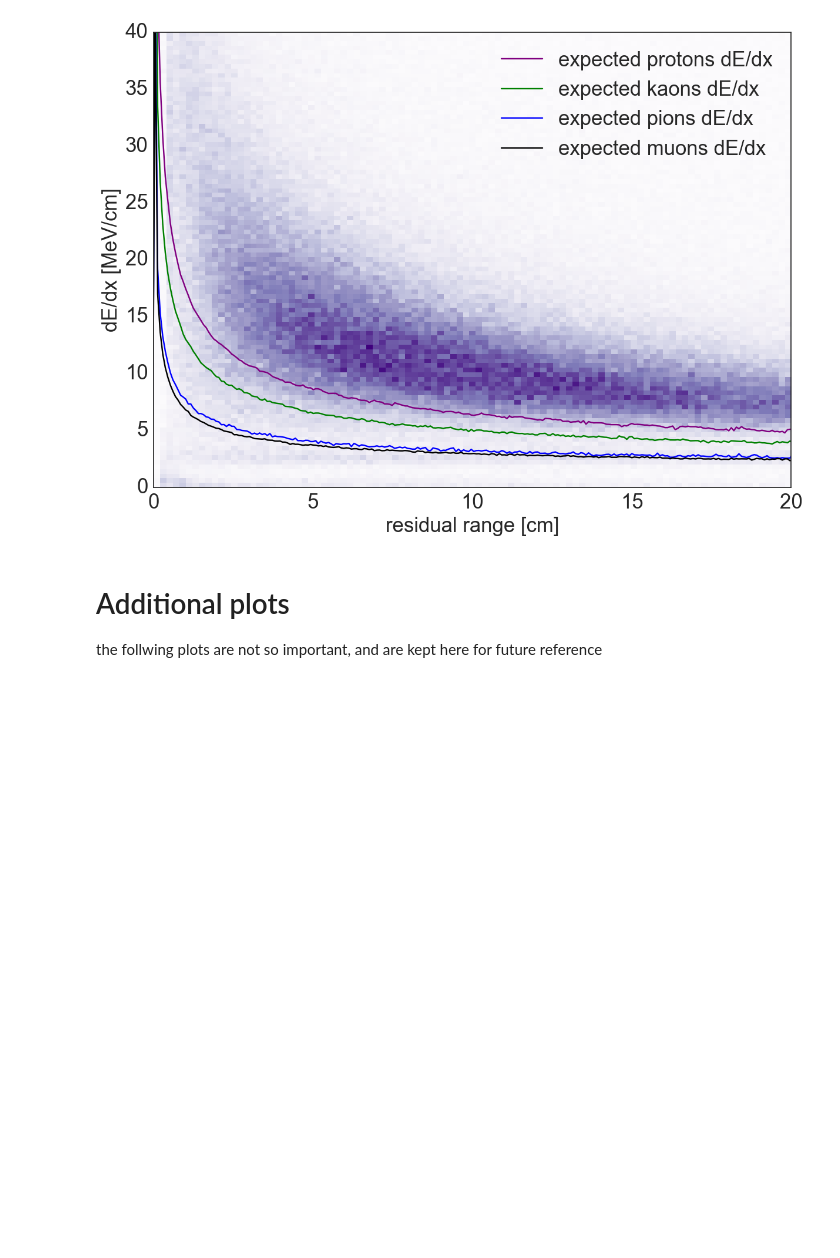
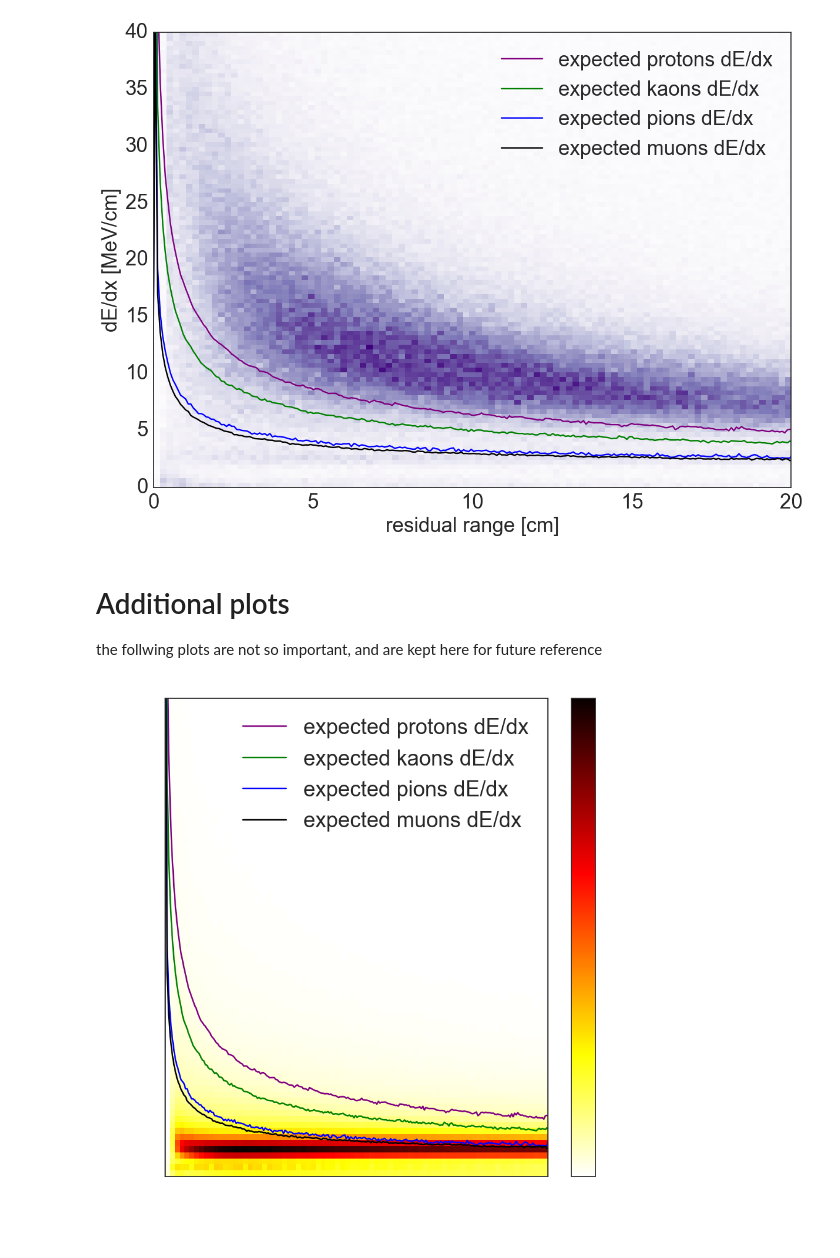
Before and after one commit to erezcoh4/AnalysisTreesInformation, a Jupyter notebook: AnaTreesPackage/notebooks/plot_dEdx_profile_BNB_tracks.ipynb, the cells around one changed output. Cells and saved outputs as stored; diff of their text form; code cells hidden in the pictures; blank space fills up the shorter version.

```diff
--- a/AnaTreesPackage/notebooks/plot_dEdx_profile_BNB_tracks.ipynb
+++ b/AnaTreesPackage/notebooks/plot_dEdx_profile_BNB_tracks.ipynb
@@ -107,0 +106,17 @@ dEdx_jointplot(hits , cmap='hot_r' , label='all BNB hits' , xlim=(0,50), ylim=(0
+# %%
+# dEdx_jointplot(hits , cmap='hot_r' , label='all BNB hits' , xlim=(0,50), ylim=(0,25))
+fig,ax = plt.subplots(figsize=(10,10))
+plt.hist2d(hits.residual_range,hits.dEdx,cmap='hot_r',bins=(np.linspace(0,20,80),np.linspace(0,40,80)))
+cb=plt.colorbar()
+cb.ax.tick_params(labelsize=25,labelcolor='white')
+plt.plot(dEdx_truth_protons['residual range [cm]'],dEdx_truth_protons['dE/dx [MeV/cm]'],color='purple',label='expected protons dE/dx')
+plt.plot(dEdx_truth_kaons['residual range [cm]'],dEdx_truth_kaons['dE/dx [MeV/cm]'],color='green',label='expected kaons dE/dx')
+plt.plot(dEdx_truth_pions['residual range [cm]'],dEdx_truth_pions['dE/dx [MeV/cm]'],color='blue',label='expected pions dE/dx')
+plt.plot(dEdx_truth_muons['residual range [cm]'],dEdx_truth_muons['dE/dx [MeV/cm]'],color='black',label='expected muons dE/dx')
+set_axes(ax,'residual range [cm]','dE/dx [MeV/cm]',ticks_color='white',fontsize=30)
+plt.legend(fontsize=25)
+ax.set_xlim(0,20)
+ax.set_ylim(0,40)
+plt.savefig('/Users/erezcohen/Desktop/dEdx_all_BNB.pdf')
+# %% [output]
+[figure, added]
```
Also changed, not shown: parts of 1 cell of this notebook.
